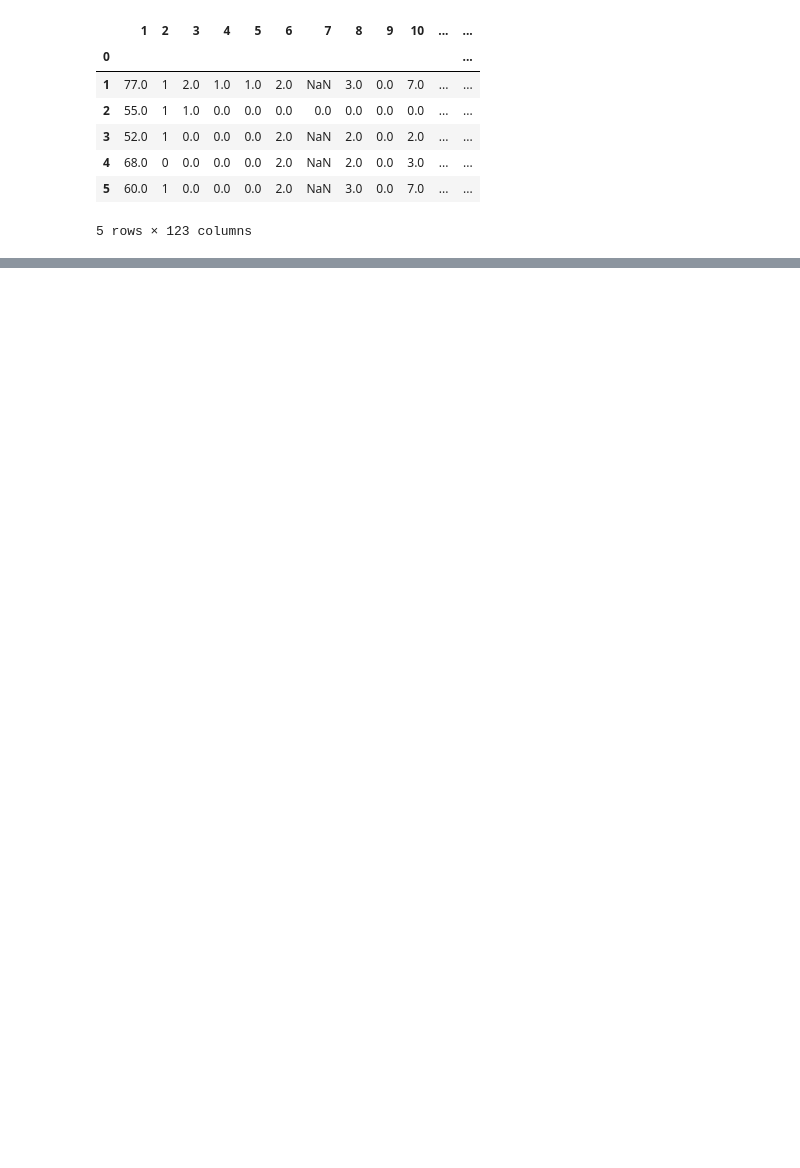
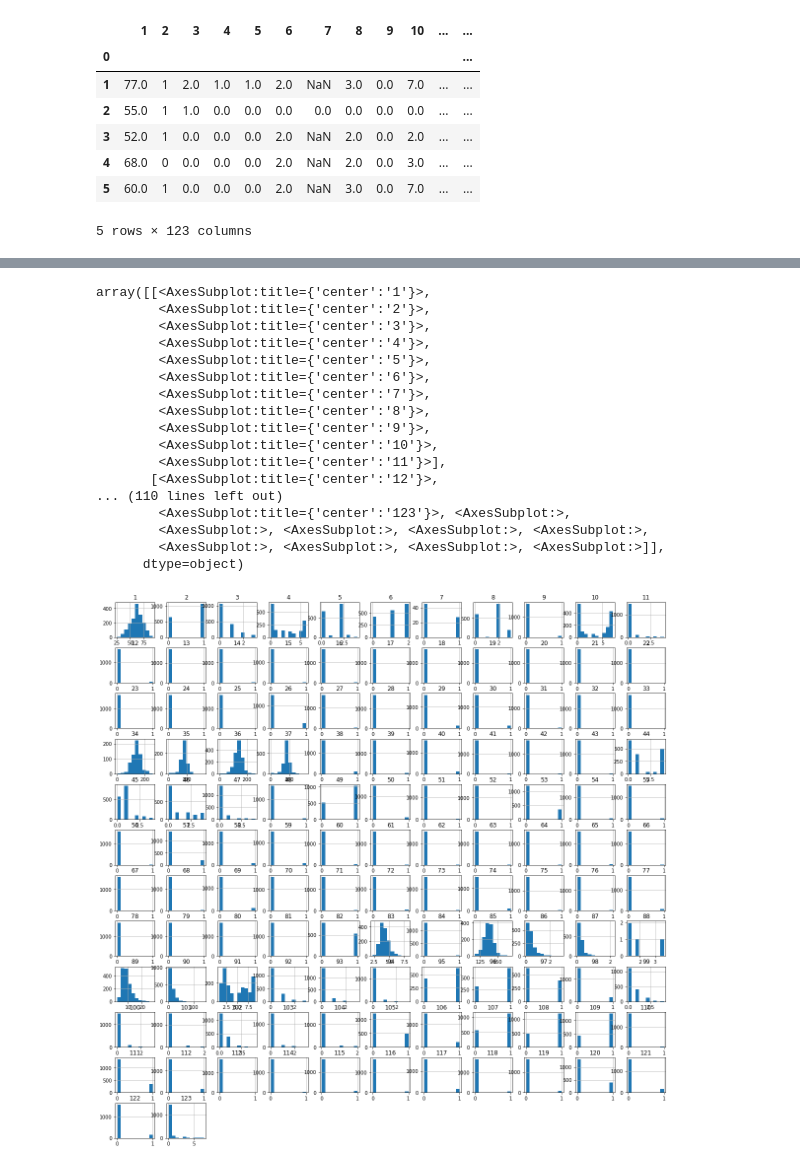
Before and after one commit to ayoebuus/CDI_case_2, a Jupyter notebook: MainNotebook.ipynb, the cells around one changed output, grey strips where cells are left out. Drawn from its saved outputs; the diff is of its cells as text; code cells hidden in the pictures; blank space fills up the shorter version.

```diff
--- a/MainNotebook.ipynb
+++ b/MainNotebook.ipynb
@@ -42,0 +53,22 @@ sns.heatmap(df.corr())
+# %%
+# Plot distribution of all features
+df.hist(figsize=(20,20))
+# %% [output]
+array([[<AxesSubplot:title={'center':'1'}>,
+        <AxesSubplot:title={'center':'2'}>,
+        <AxesSubplot:title={'center':'3'}>,
+        <AxesSubplot:title={'center':'4'}>,
+        <AxesSubplot:title={'center':'5'}>,
+        <AxesSubplot:title={'center':'6'}>,
+        <AxesSubplot:title={'center':'7'}>,
+        <AxesSubplot:title={'center':'8'}>,
+        <AxesSubplot:title={'center':'9'}>,
+        <AxesSubplot:title={'center':'10'}>,
+        <AxesSubplot:title={'center':'11'}>],
+       [<AxesSubplot:title={'center':'12'}>,
+... (110 lines left out)
+        <AxesSubplot:title={'center':'123'}>, <AxesSubplot:>,
+        <AxesSubplot:>, <AxesSubplot:>, <AxesSubplot:>, <AxesSubplot:>,
+        <AxesSubplot:>, <AxesSubplot:>, <AxesSubplot:>, <AxesSubplot:>]],
+      dtype=object)
+[figure, added]
```
Also changed, not shown: parts of 6 cells of this notebook.
